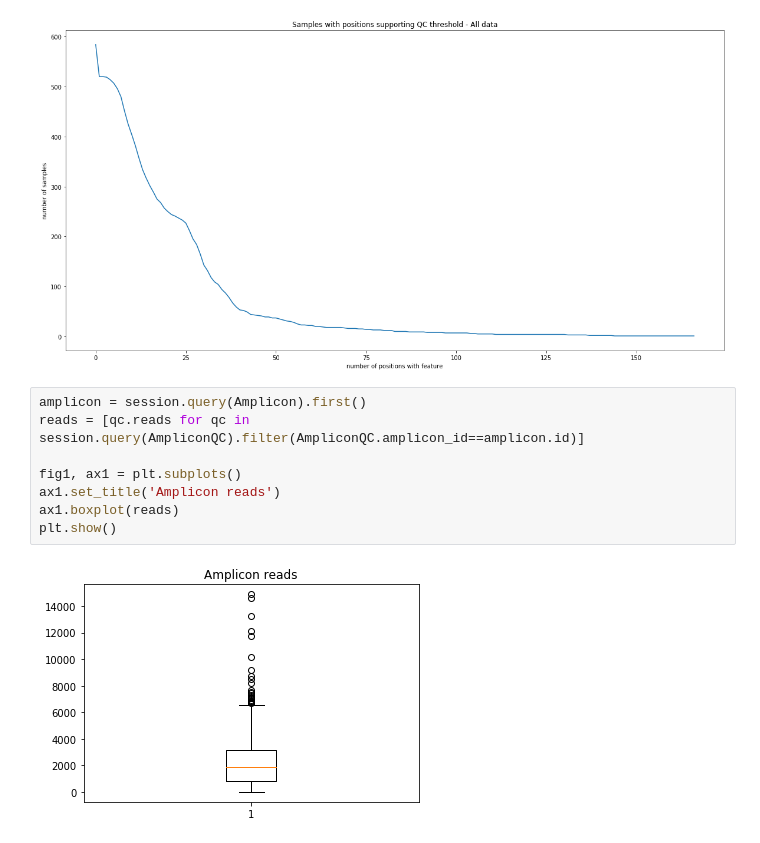
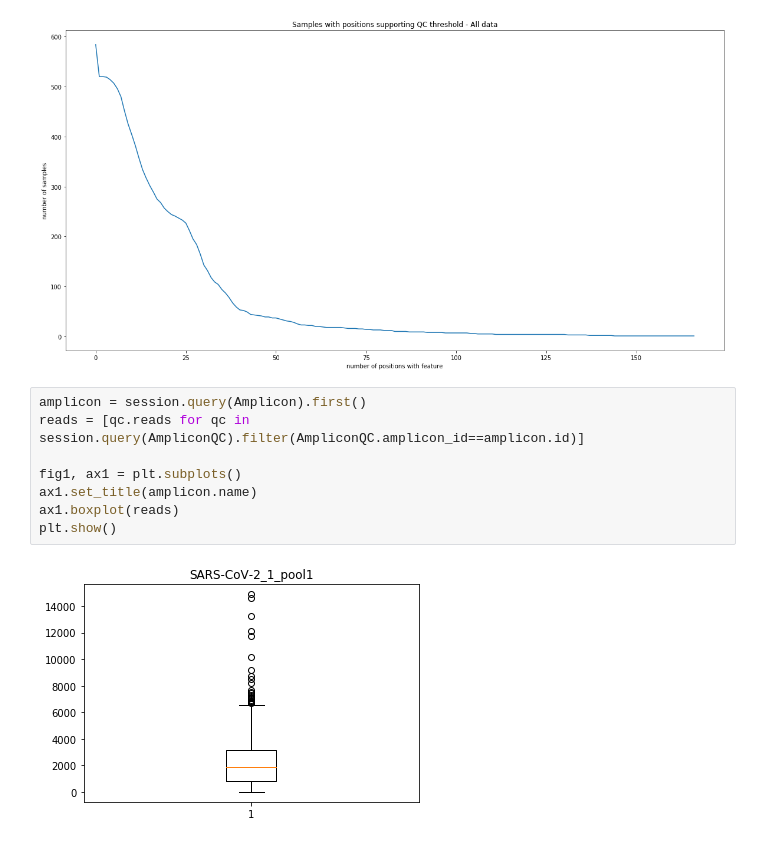
Before and after one commit to iqbal-lab-org/QCovid, a Jupyter notebook: QCovid_plots.ipynb, the cells around one changed output. Cells and saved outputs as stored; diff of their text form.

Commit message:
plot amplicon name

```diff
--- a/QCovid_plots.ipynb
+++ b/QCovid_plots.ipynb
@@ -45,10 +45,10 @@ plot_stats([(ds, "Support less than 80%")], "All data")
 # %%
 amplicon = session.query(Amplicon).first()
 reads = [qc.reads for qc in session.query(AmpliconQC).filter(AmpliconQC.amplicon_id==amplicon.id)]
 
 fig1, ax1 = plt.subplots()
-ax1.set_title('Amplicon reads')
+ax1.set_title(amplicon.name)
 ax1.boxplot(reads)
 plt.show()
 # %% [output]
-[figure, old version]
+[figure, new version]
```
